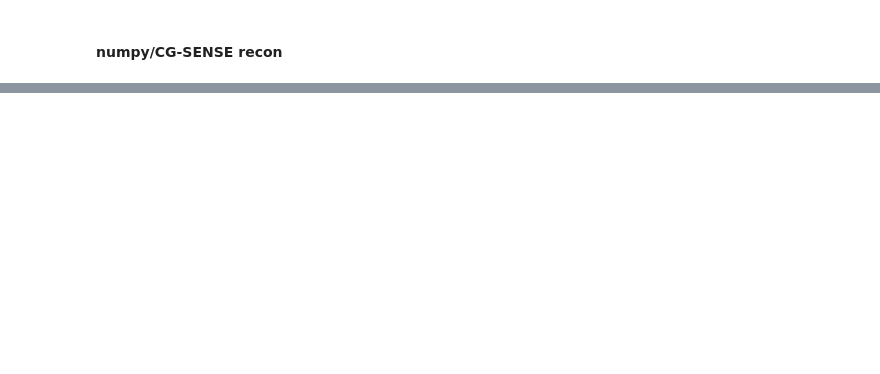
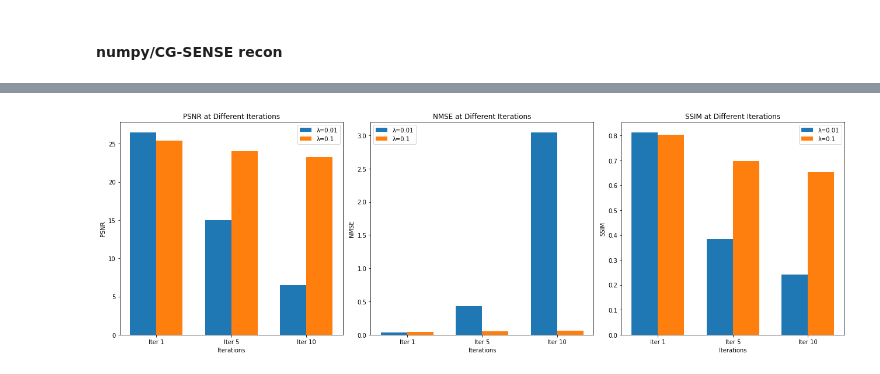
Before and after one commit to impulse462/ma221_proj, a Jupyter notebook: recon_test.ipynb, the cells around one changed output, grey strips where cells are left out. Cells and saved outputs as stored; diff of their text form; code cells hidden in the pictures; blank space fills up the shorter version.

```diff
--- a/recon_test.ipynb
+++ b/recon_test.ipynb
@@ -317,0 +791,77 @@ Text(0.5, 1.0, 'Phase')
+# %%
+fp8_e5m2_0p01_iter10=np.load('/home/batman/Documents/ma221/recon_img_fp8_e5m2_0p01_iter10.npy')
+fp8_e4m3_0p01_iter10=np.load('/home/batman/Documents/ma221/recon_img_fp8_e4m3_0p01_iter10.npy')
+fp8_e5m2_0p1_iter10=np.load('/home/batman/Documents/ma221/recon_img_fp8_e5m2_0p1_iter10.npy')
+fp8_e4m3_0p1_iter10=np.load('/home/batman/Documents/ma221/recon_img_fp8_e4m3_0p1_iter10.npy')
+
+fp8_e5m2_0p01_iter1=np.load('/home/batman/Documents/ma221/recon_img_fp8_e5m2_0p01_iter1.npy')
+fp8_e4m3_0p01_iter1=np.load('/home/batman/Documents/ma221/recon_img_fp8_e4m3_0p01_iter1.npy')
+fp8_e5m2_0p1_iter1=np.load('/home/batman/Documents/ma221/recon_img_fp8_e5m2_0p1_iter1.npy')
+fp8_e4m3_0p1_iter1=np.load('/home/batman/Documents/ma221/recon_img_fp8_e4m3_0p1_iter1.npy')
+
+fp8_e5m2_0p01_iter5=np.load('/home/batman/Documents/ma221/recon_img_fp8_e5m2_0p01_iter5.npy')
+fp8_e4m3_0p01_iter5=np.load('/home/batman/Documents/ma221/recon_img_fp8_e4m3_0p01_iter5.npy')
+fp8_e5m2_0p1_iter5=np.load('/home/batman/Documents/ma221/recon_img_fp8_e5m2_0p1_iter5.npy')
+fp8_e4m3_0p1_iter5=np.load('/home/batman/Documents/ma221/recon_img_fp8_e4m3_0p1_iter5.npy')
+
+e5m2_list = [fp8_e5m2_0p01_iter1, fp8_e5m2_0p1_iter1, fp8_e5m2_0p01_iter5, fp8_e5m2_0p1_iter5, fp8_e5m2_0p01_iter10, fp8_e5m2_0p1_iter10]
+e4m3_list = [fp8_e4m3_0p01_iter1, fp8_e4m3_0p1_iter1, fp8_e4m3_0p01_iter5, fp8_e4m3_0p1_iter5, fp8_e4m3_0p01_iter10, fp8_e4m3_0p1_iter10]
+
+psnr_e5m2_list = [psnr(np.abs(img_sense), np.abs(i)) for i in e5m2_list]
+nmse_e5m2_list = [nmse(np.abs(img_sense), np.abs(i)) for i in e5m2_list]
+ssim_e5m2_list = [ssim(np.expand_dims(np.abs(img_sense), axis=0), np.expand_dims(np.abs(i), axis=0)) for i in e5m2_list]
+
+print(psnr_e5m2_list)
+print(nmse_e5m2_list)
+print(ssim_e5m2_list)
+
+psnr_e4m3_list = [psnr(np.abs(img_sense), np.abs(i)) for i in e4m3_list]
+nmse_e4m3_list = [nmse(np.abs(img_sense), np.abs(i)) for i in e4m3_list]
+ssim_e4m3_list = [ssim(np.expand_dims(np.abs(img_sense), axis=0), np.expand_dims(np.abs(i), axis=0)) for i in e4m3_list]
+
+print(psnr_e4m3_list)
+print(nmse_e4m3_list)
+print(ssim_e4m3_list)
+
+# Separate bar plots for PSNR, NMSE, and SSIM, each with bars for lambda = 0.01 and lambda = 0.1
+
+# Set width for bars
+bar_width = 0.35
+iterations = ['Iter 1', 'Iter 5', 'Iter 10']
+x_positions = np.arange(len(iterations))
+
+plt.figure(figsize=(18, 6))
+
+# PSNR plot
+plt.subplot(1, 3, 1)
+plt.bar(x_positions - bar_width/2, psnr_e4m3_list[::2], width=bar_width, label='λ=0.01')
+plt.bar(x_positions + bar_width/2, psnr_e4m3_list[1::2], width=bar_width, label='λ=0.1')
+plt.xlabel('Iterations')
+plt.ylabel('PSNR')
+plt.title('PSNR at Different Iterations')
+plt.xticks(x_positions, iterations)
+plt.legend()
+
+# NMSE plot
+plt.subplot(1, 3, 2)
+plt.bar(x_positions - bar_width/2, nmse_e4m3_list[::2], width=bar_width, label='λ=0.01')
+plt.bar(x_positions + bar_width/2, nmse_e4m3_list[1::2], width=bar_width, label='λ=0.1')
+plt.xlabel('Iterations')
+plt.ylabel('NMSE')
+plt.title('NMSE at Different Iterations')
+plt.xticks(x_positions, iterations)
+plt.legend()
+
+# SSIM plot
+plt.subplot(1, 3, 3)
+plt.bar(x_positions - bar_width/2, ssim_e4m3_list[::2], width=bar_width, label='λ=0.01')
+plt.bar(x_positions + bar_width/2, ssim_e4m3_list[1::2], width=bar_width, label='λ=0.1')
+plt.xlabel('Iterations')
+plt.ylabel('SSIM')
+plt.title('SSIM at Different Iterations')
+plt.xticks(x_positions, iterations)
+plt.legend()
+
+plt.tight_layout()
+plt.show()
+# %% [output]
@@ -317,0 +874 @@ Text(0.5, 1.0, 'Phase')
+[figure, added]
```
Also changed, not shown: parts of 16 cells of this notebook.
